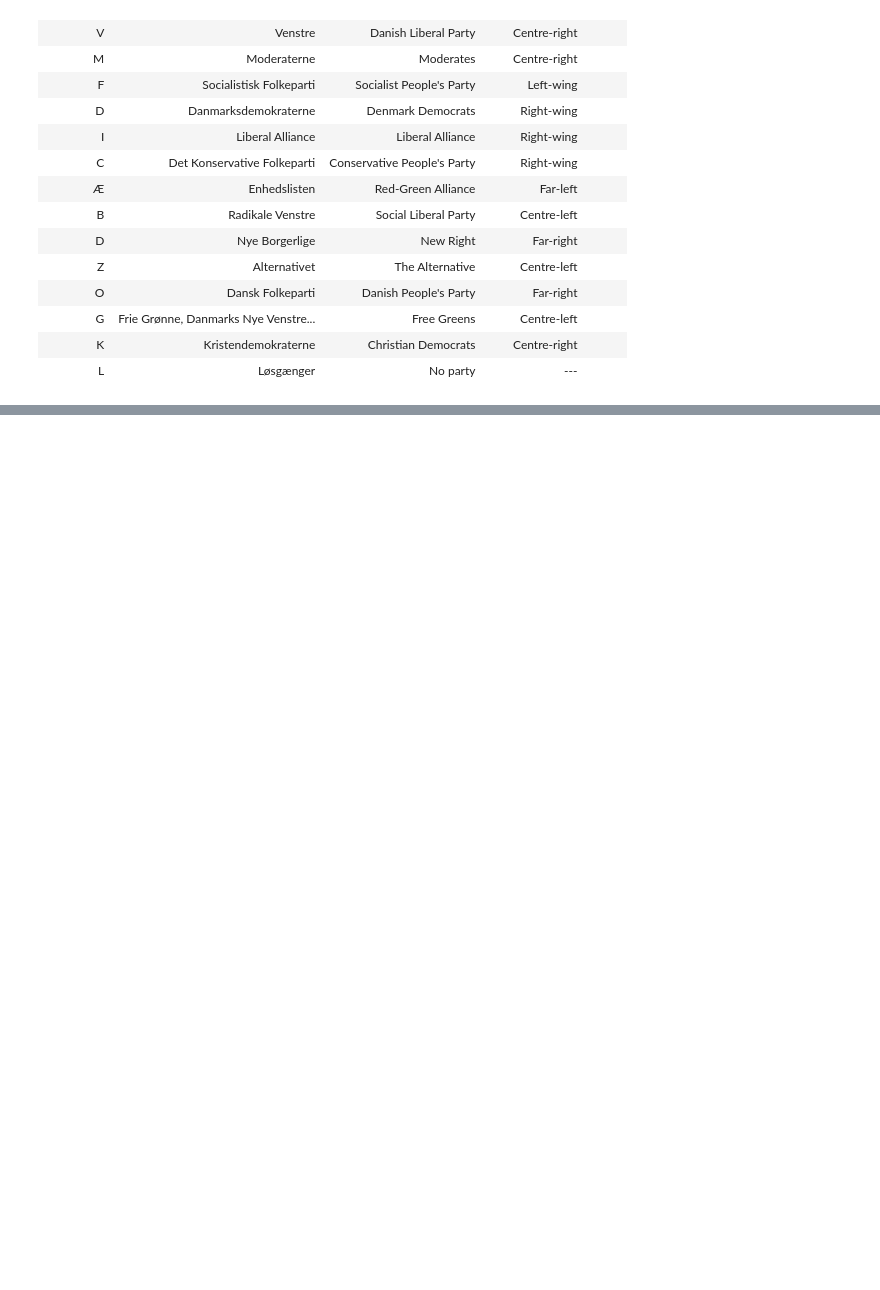
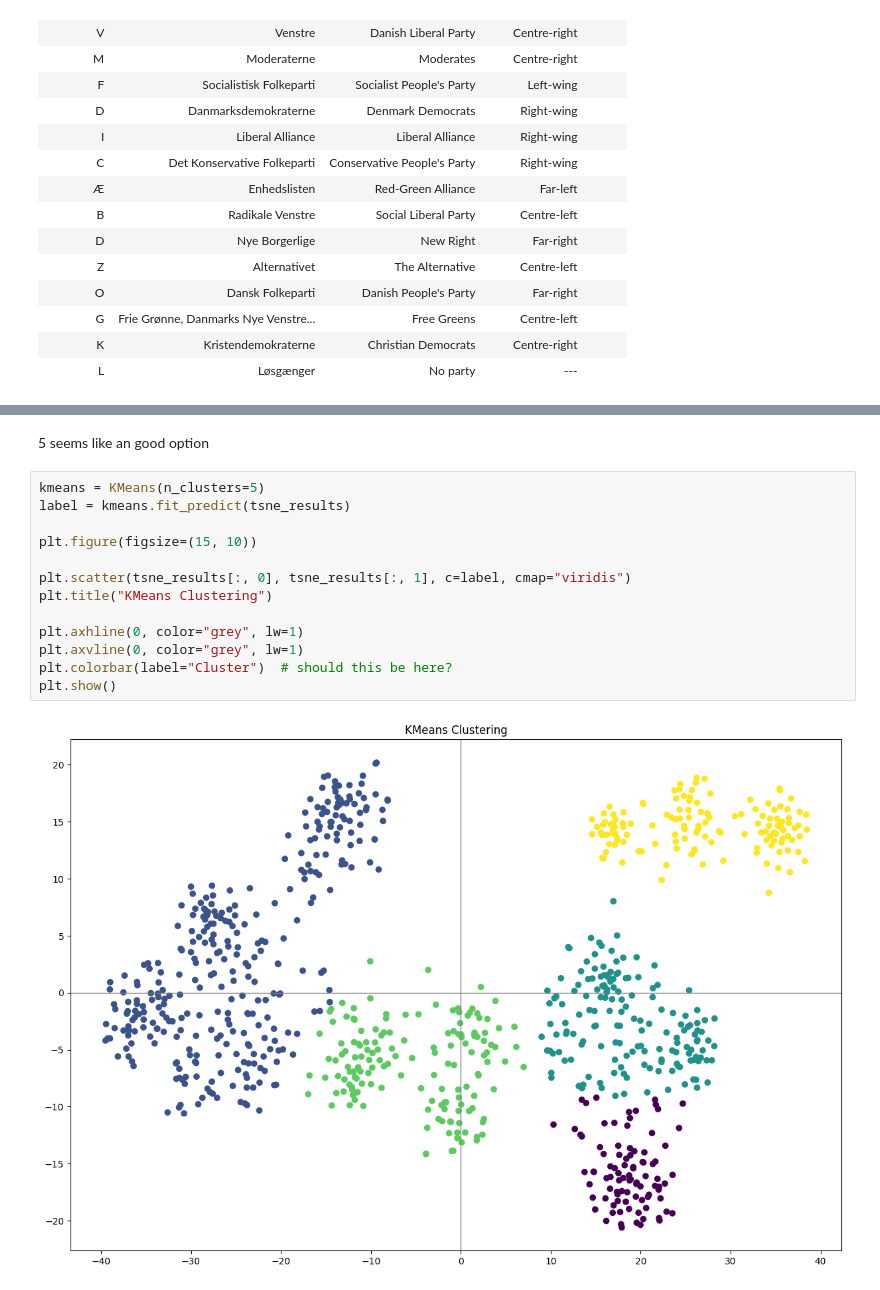
Before and after one commit to MAL-flowdemort/assignment_5, a Jupyter notebook: Candidate Test 2022 II.ipynb, the cells around one changed output, grey strips where cells are left out. Cells and saved outputs as stored; diff of their text form; blank space fills up the shorter version.

```diff
--- a/Candidate Test 2022 II.ipynb
+++ b/Candidate Test 2022 II.ipynb
@@ -450,0 +531,17 @@ plt.show()
+# %% [markdown]
+5 seems like an good option
+# %%
+kmeans = KMeans(n_clusters=5)
+label = kmeans.fit_predict(tsne_results)
+
+plt.figure(figsize=(15, 10))
+
+plt.scatter(tsne_results[:, 0], tsne_results[:, 1], c=label, cmap="viridis")
+plt.title("KMeans Clustering")
+
+plt.axhline(0, color="grey", lw=1)
+plt.axvline(0, color="grey", lw=1)
+plt.colorbar(label="Cluster")  # should this be here?
+plt.show()
+# %% [output]
+[figure, added]
```
Also changed, not shown: parts of 17 cells of this notebook, 1 other file.
